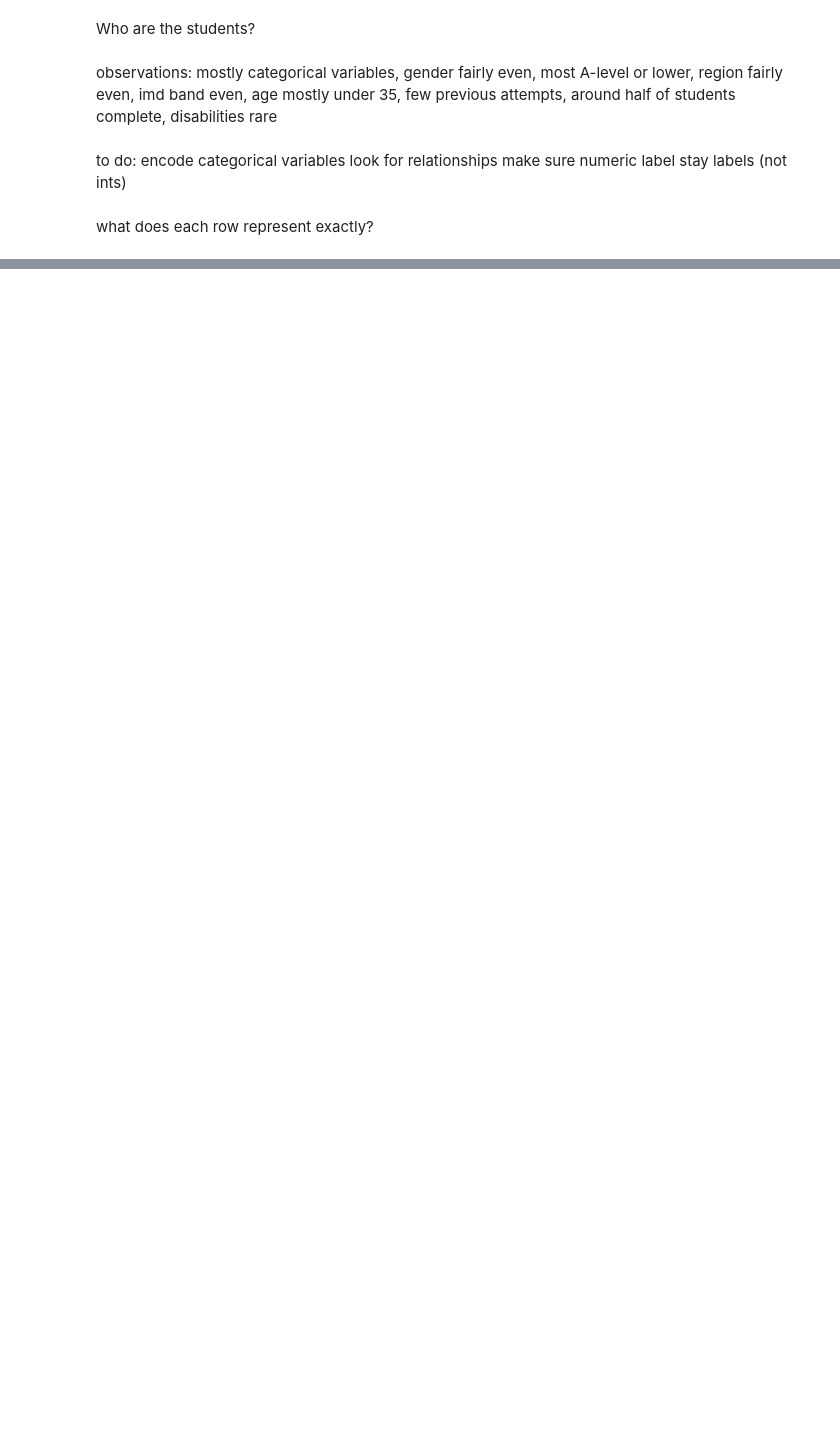
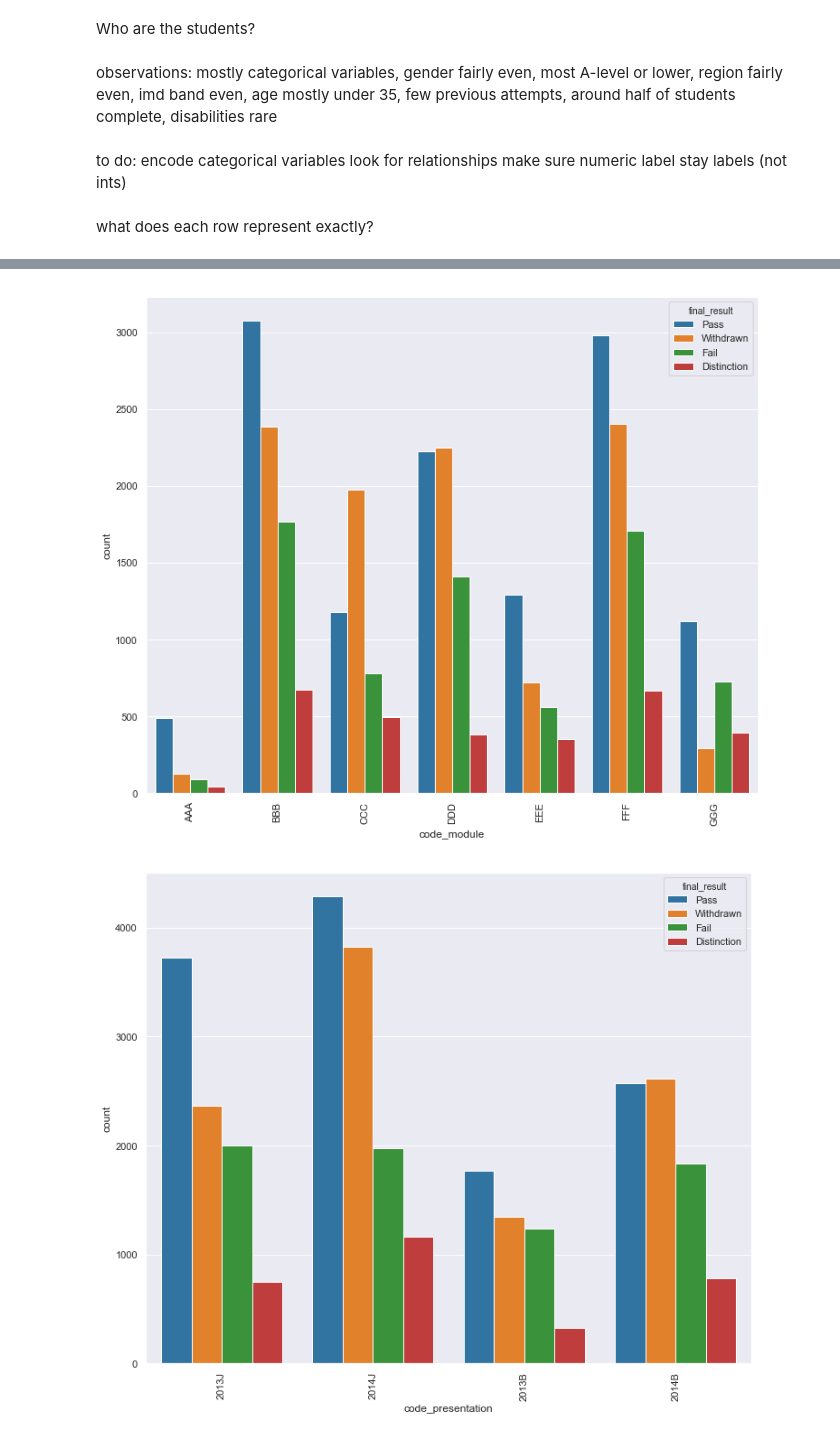
Before and after one commit to jeremymiller00/Predicting-Success-in-Online-Education, a Jupyter notebook: notebooks/exploring_student_info.ipynb, the cells around one changed output, grey strips where cells are left out. Drawn from its saved outputs; the diff is of its cells as text; code cells hidden in the pictures; blank space fills up the shorter version.

Commit message:
eda on student info, more work on vle features

```diff
--- a/notebooks/exploring_student_info.ipynb
+++ b/notebooks/exploring_student_info.ipynb
@@ -39,2 +29,2 @@ def one_hot(dataframe, columns):
 # %%
-student_info_df = pd.read_csv('studentInfo.csv')
+student_info_df = pd.read_csv('../data/raw/studentInfo.csv')
@@ -113,0 +52,11 @@ sns.rugplot(student_info_df['studied_credits'])
+# %%
+for col in ['code_module', 'code_presentation', 'gender', 'region',
+       'highest_education', 'imd_band', 'age_band', 'num_of_prev_attempts',
+       'studied_credits', 'disability',]:
+    plt.figure(figsize=(12,10))
+    sns.countplot(x = col, hue = 'final_result',
+            data = student_info_df)
+    plt.xticks(rotation='vertical')
+# %% [output]
+[figure, added]
+[figure, added]
```
Also changed, not shown: parts of 28 cells of this notebook, 2 other files.
